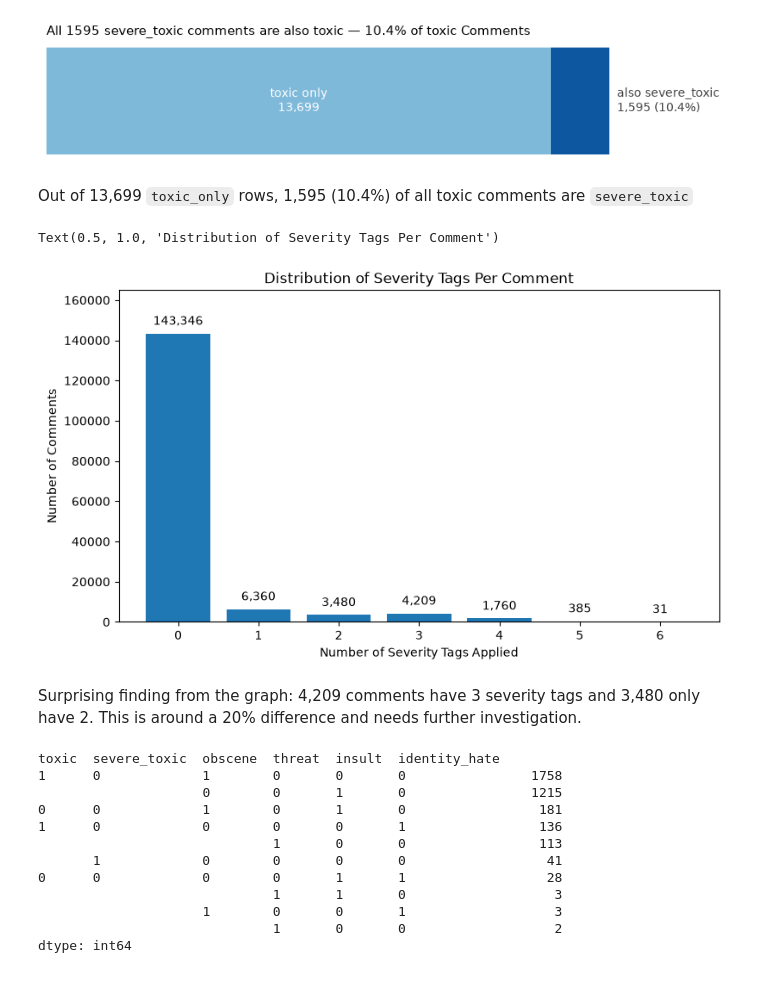
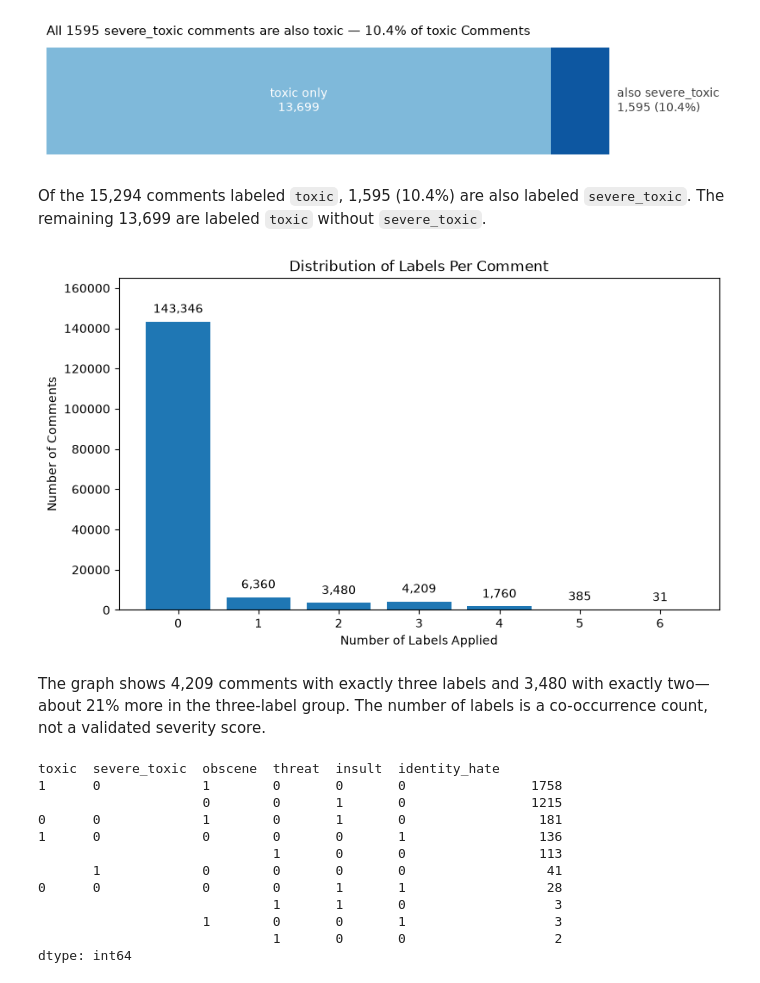
Before and after one commit to ellisonchen1/Content-health-classifier, a Jupyter notebook: notebooks/01_exploration.ipynb, the cells around one changed output. Drawn from its saved outputs; the diff is of its cells as text; code cells hidden in the pictures.

```diff
--- a/notebooks/01_exploration.ipynb
+++ b/notebooks/01_exploration.ipynb
@@ -42,7 +42,7 @@ Investigating the distribution of tags across `comment_text`
 # %%
 labels = ['toxic', 'severe_toxic', 'obscene', 'threat', 'insult', 'identity_hate']
 counts = df[labels].sum()
-counts['no tags'] = (df[labels].sum(axis=1) == 0).sum()
+counts['no labels'] = (df[labels].sum(axis=1) == 0).sum()
 counts = counts.sort_values(ascending=False)
 
 fig, ax = plt.subplots(figsize=(9, 5))
@@ -55,7 +55,7 @@ for bar in bars:
                 ha='center', va='bottom', fontsize=10)
 
 ax.set_ylabel('Count')
-ax.set_xlabel('Severity Levels')
-ax.set_title('Distribution of Varying Levels of Severity')
+ax.set_xlabel('Label')
+ax.set_title('Label Frequencies and Comments With No Labels')
 ax.set_ylim(0, counts.max() * 1.15)
 # %% [output]
@@ -91,33 +89,31 @@ ax.set_title(f'All {df['severe_toxic'].sum()} severe_toxic comments are also tox
 Text(0.0, 1.0, 'All 1595 severe_toxic comments are also toxic — 10.4% of toxic Comments')
 [figure]
 # %% [markdown]
-
-Out of 13,699 `toxic_only` rows, 1,595 (10.4%) of all toxic comments are `severe_toxic`
+Of the 15,294 comments labeled `toxic`, 1,595 (10.4%) are also labeled `severe_toxic`. The remaining 13,699 are labeled `toxic` without `severe_toxic`.
 # %%
 labels = ['toxic', 'severe_toxic', 'obscene', 'threat', 'insult', 'identity_hate']
 df['label_counts'] = df[labels].sum(axis=1)
 
 label_counts = df['label_counts'].value_counts().sort_index()
 
 
 fig, ax = plt.subplots(figsize=(9, 5))
 bars = ax.bar(label_counts.index, label_counts.values)
 
 for bar in bars:
     ax.annotate(f'{bar.get_height():,.0f}',
                 (bar.get_x() + bar.get_width() / 2, bar.get_height()),
                 textcoords='offset points', xytext=(0, 5),
                 ha='center', va='bottom', fontsize=10)
 
 ax.set_ylim(0, label_counts.max() * 1.15)
-plt.xlabel("Number of Severity Tags Applied")
+plt.xlabel("Number of Labels Applied")
 plt.ylabel("Number of Comments")
-plt.title("Distribution of Severity Tags Per Comment")
+plt.title("Distribution of Labels Per Comment")
 # %% [output]
-Text(0.5, 1.0, 'Distribution of Severity Tags Per Comment')
-[figure, old version]
+[figure, new version]
 # %% [markdown]
-Surprising finding from the graph: 4,209 comments have 3 severity tags and 3,480 only have 2. This is around a 20% difference and needs further investigation.
+The graph shows 4,209 comments with exactly three labels and 3,480 with exactly two—about 21% more in the three-label group. The number of labels is a co-occurrence count, not a validated severity score.
 # %%
 two_severity_tags = df[df['label_counts'] == 2]
 
```
Also changed, not shown: parts of 5 cells of this notebook, 3 other files.
